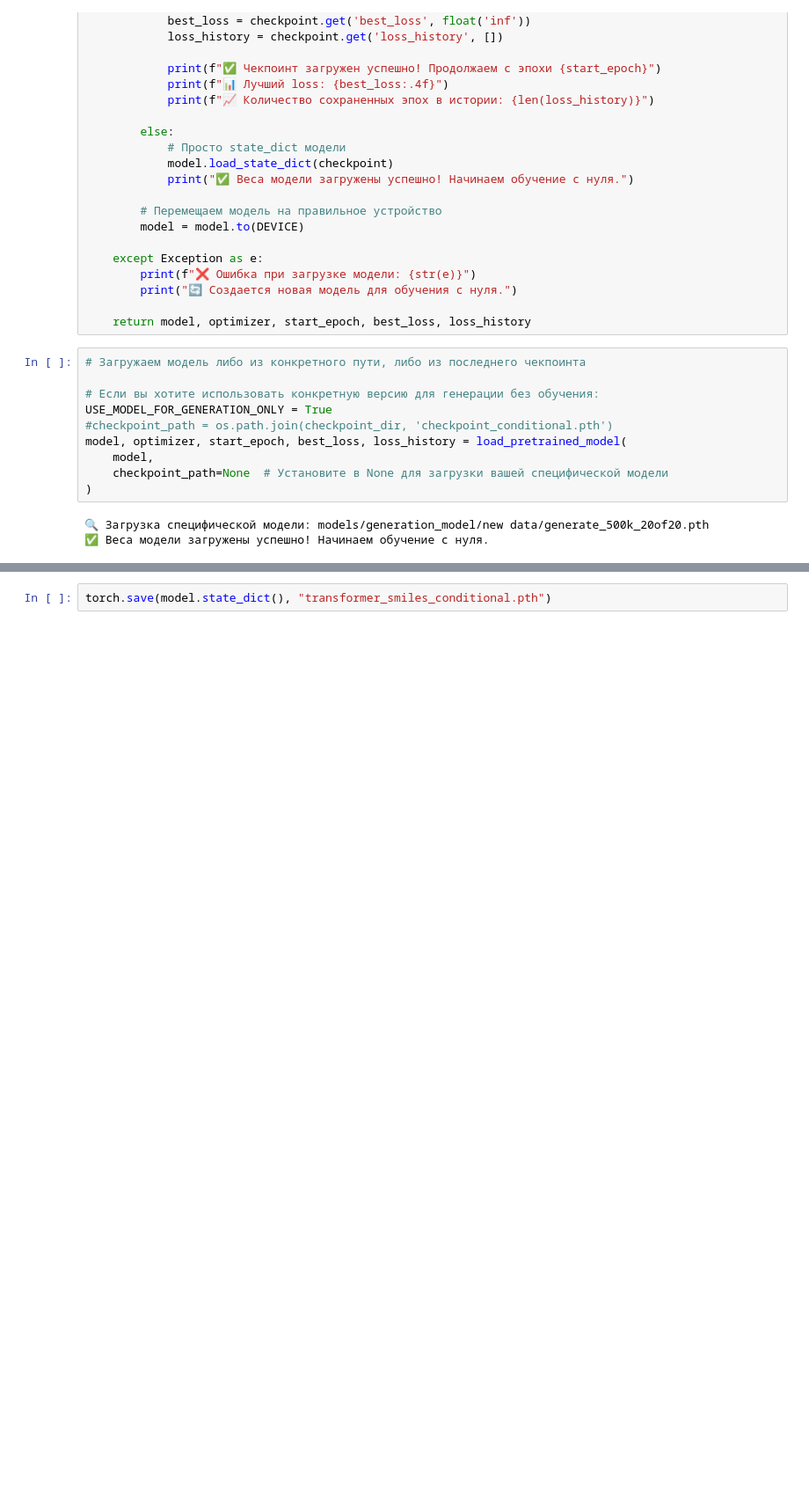
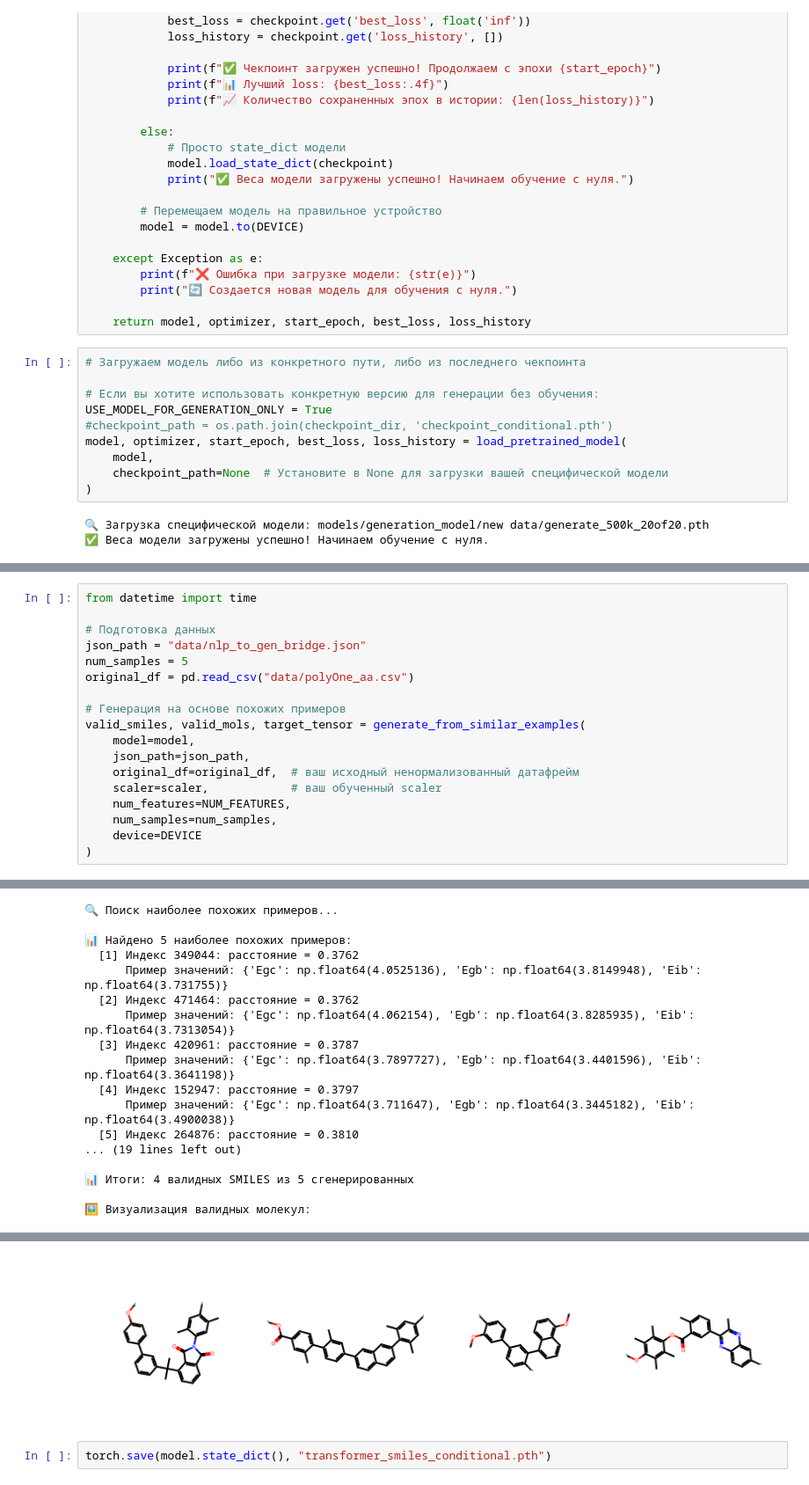
Before and after one commit to BlackLamba/Polyforge-AI, a Jupyter notebook: GM_ZHEKA.ipynb, the cells around one changed output, grey strips where cells are left out. Shown at 88% size. Saved outputs shown, nothing was run; the diff lists cells and outputs as text; blank space fills up the shorter version.

```diff
--- a/GM_ZHEKA.ipynb
+++ b/GM_ZHEKA.ipynb
@@ -628,0 +745,19 @@ Generated SMILES:
+# %%
+from datetime import time
+
+# Подготовка данных
+json_path = "data/nlp_to_gen_bridge.json"
+num_samples = 5
+original_df = pd.read_csv("data/polyOne_aa.csv")
+
+# Генерация на основе похожих примеров
+valid_smiles, valid_mols, target_tensor = generate_from_similar_examples(
+    model=model,
+    json_path=json_path,
+    original_df=original_df,  # ваш исходный ненормализованный датафрейм
+    scaler=scaler,            # ваш обученный scaler
+    num_features=NUM_FEATURES,
+    num_samples=num_samples,
+    device=DEVICE
+)
+# %% [output]
@@ -628,0 +781,17 @@ Generated SMILES:
+🔍 Поиск наиболее похожих примеров...
+
+📊 Найдено 5 наиболее похожих примеров:
+  [1] Индекс 349044: расстояние = 0.3762
+      Пример значений: {'Egc': np.float64(4.0525136), 'Egb': np.float64(3.8149948), 'Eib': np.float64(3.731755)}
+  [2] Индекс 471464: расстояние = 0.3762
+      Пример значений: {'Egc': np.float64(4.062154), 'Egb': np.float64(3.8285935), 'Eib': np.float64(3.7313054)}
+  [3] Индекс 420961: расстояние = 0.3787
+      Пример значений: {'Egc': np.float64(3.7897727), 'Egb': np.float64(3.4401596), 'Eib': np.float64(3.3641198)}
+  [4] Индекс 152947: расстояние = 0.3797
+      Пример значений: {'Egc': np.float64(3.711647), 'Egb': np.float64(3.3445182), 'Eib': np.float64(3.4900038)}
+  [5] Индекс 264876: расстояние = 0.3810
+... (19 lines left out)
+
+📊 Итоги: 4 валидных SMILES из 5 сгенерированных
+
+🖼️ Визуализация валидных молекул:
@@ -629,2 +803,3 @@ Generated SMILES:
+[figure, added]
 # %%
 torch.save(model.state_dict(), "transformer_smiles_conditional.pth")
```
Also changed, not shown: parts of 9 cells of this notebook, 2 other files.
